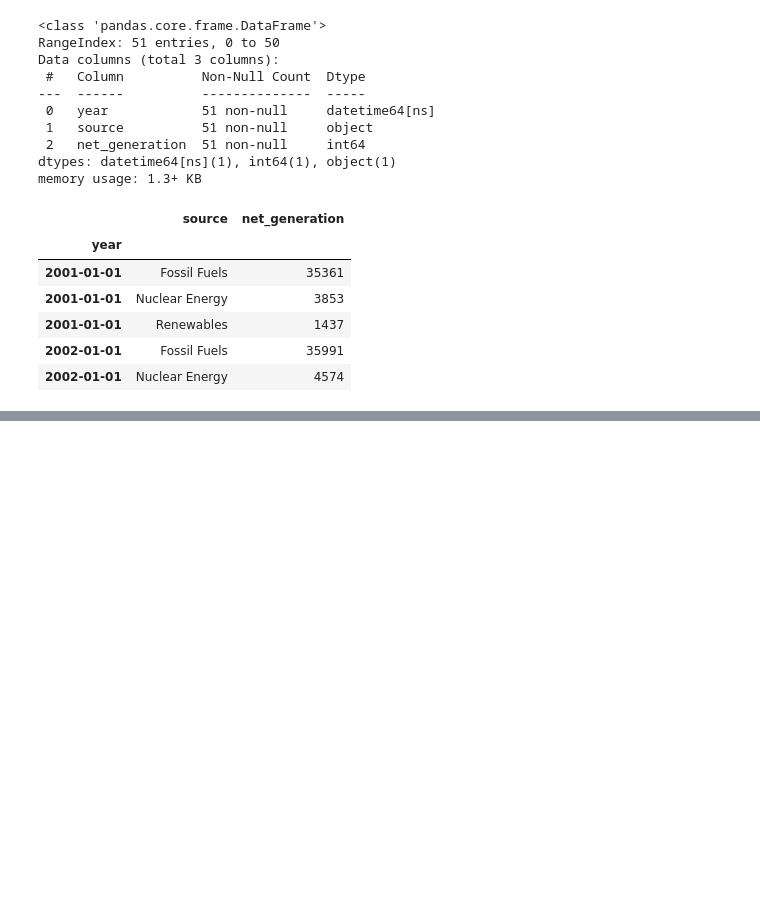
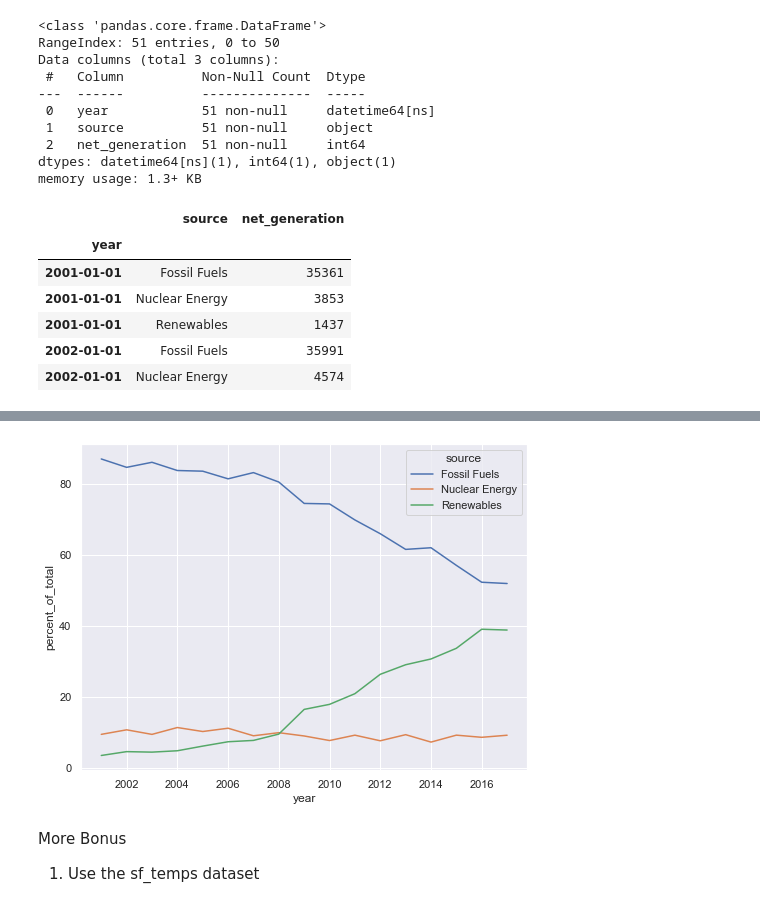
Before and after one commit to chadallen210/time-series-exercises, a Jupyter notebook: time_series_data_exercises.ipynb, the cells around one changed output, grey strips where cells are left out. Drawn from its saved outputs; the diff is of its cells as text; code cells hidden in the pictures; blank space fills up the shorter version.

```diff
--- a/time_series_data_exercises.ipynb
+++ b/time_series_data_exercises.ipynb
@@ -466,0 +509,9 @@ df.head()
+# %%
+sns.lineplot(data=df, x='year', y='percent_of_total', hue='source')
+plt.show()
+# %% [output]
+[figure, added]
+# %% [markdown]
+More Bonus
+
+1. Use the sf_temps dataset
```
Also changed, not shown: parts of 15 cells of this notebook.
